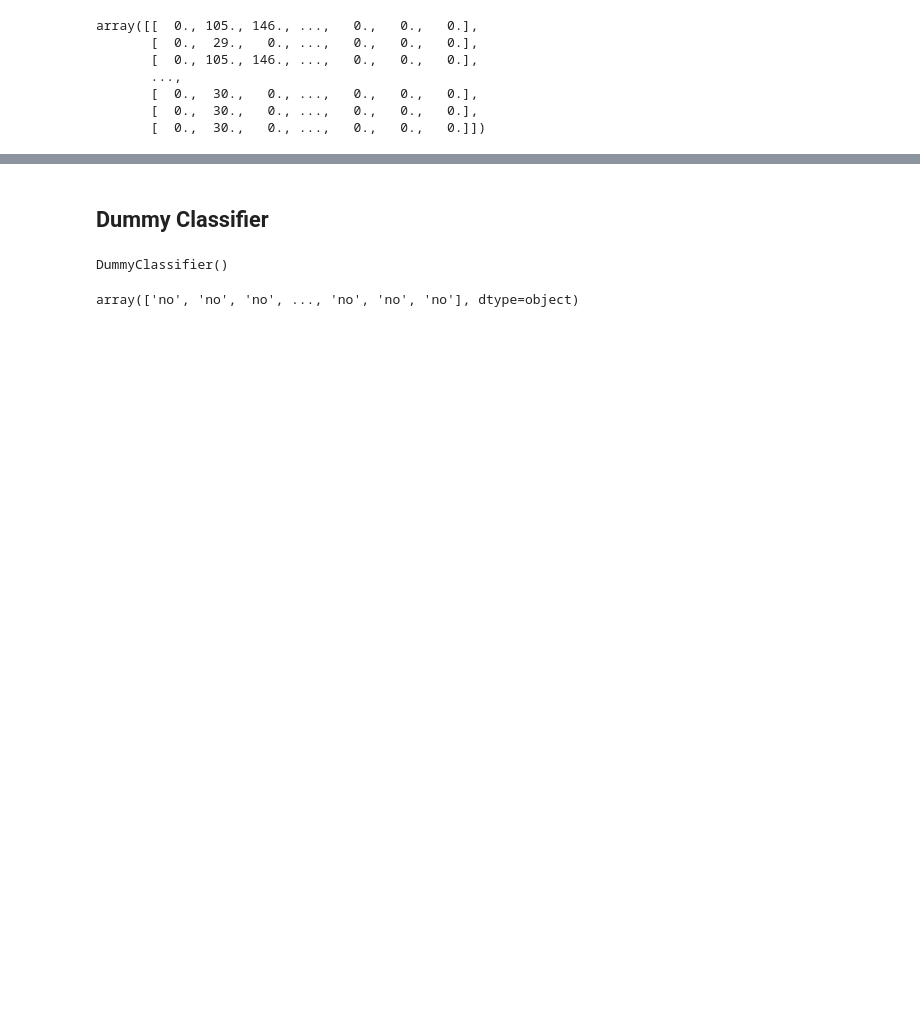
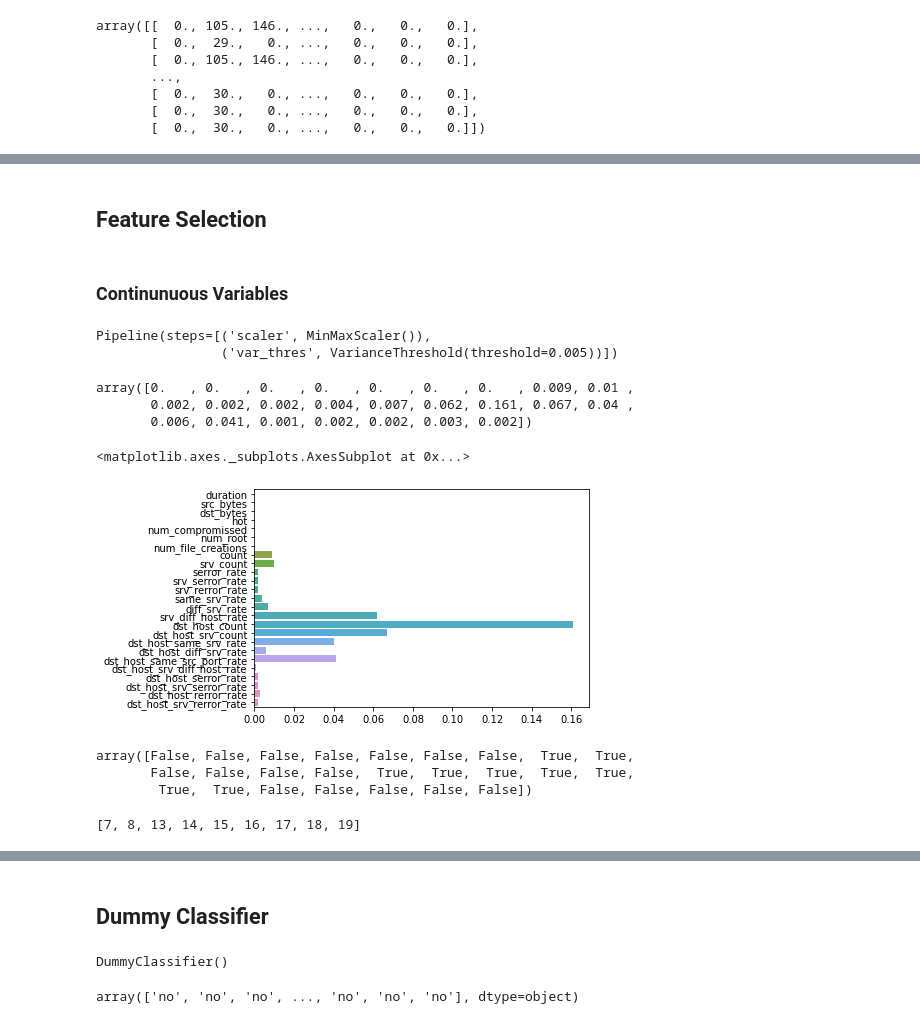
Before and after one commit to alvin20142/Intrusion_Detection, a Jupyter notebook: Project 4.ipynb, the cells around one changed output, grey strips where cells are left out. Drawn from its saved outputs; the diff is of its cells as text; code cells hidden in the pictures; blank space fills up the shorter version.

Commit message:
Add files via upload
finished modeling, gridsearch as well and feature selection

```diff
--- a/Project 4.ipynb
+++ b/Project 4.ipynb
@@ -256,7 +248,7 @@ data_transformer=ColumnTransformer(
     transformers=[
         ('continuous','passthrough', continuous_variables),
         ('binary_cat','passthrough', binary_numeric_variables),
-        ('categorical',OneHotEncoder(sparse=False),categorical_variables)])
+        ('categorical',OrdinalEncoder(),categorical_variables)])
 # %%
 transformed=data_transformer.fit_transform(df)
 data_transformer.fit_transform(df)
@@ -287,2 +283,4 @@ array(['x0_icmp', 'x0_tcp', 'x0_udp', 'x1_IRC', 'x1_X11', 'x1_auth',
 # %%
 df2=pd.DataFrame(transformed)
+# %%
+df2.columns=[continuous_variables+binary_numeric_variables+categorical_variables]
@@ -292,3 +306,5 @@ y=df[target_variable]
 # %%
 #train test split ddata
 X_train, X_test, y_train, y_test=train_test_split(X,y, test_size=0.2,random_state=72)
+# %% [markdown]
+## Feature Selection
@@ -294,0 +315,31 @@ X_train, X_test, y_train, y_test=train_test_split(X,y, test_size=0.2,random_stat
+# %% [markdown]
+### Continunuous Variables
+# %%
+variance_picking =Pipeline([('scaler',MinMaxScaler()),
+                           ('var_thres',VarianceThreshold(threshold=0.005))])
+# %%
+variance_picking.fit(X_train[continuous_variables])
+# %% [output]
+Pipeline(steps=[('scaler', MinMaxScaler()),
+                ('var_thres', VarianceThreshold(threshold=0.005))])
+# %%
+variance_picking.named_steps['var_thres'].variances_.round(3)
+# %% [output]
+array([0.   , 0.   , 0.   , 0.   , 0.   , 0.   , 0.   , 0.009, 0.01 ,
+       0.002, 0.002, 0.002, 0.004, 0.007, 0.062, 0.161, 0.067, 0.04 ,
+       0.006, 0.041, 0.001, 0.002, 0.002, 0.003, 0.002])
+# %%
+sns.barplot(variance_picking.named_steps['var_thres'].variances_.round(3), continuous_variables)
+# %% [output]
+<matplotlib.axes._subplots.AxesSubplot at 0x...>
+[figure, added]
+# %%
+variance_picking.named_steps['var_thres'].get_support()
+# %% [output]
+array([False, False, False, False, False, False, False,  True,  True,
+       False, False, False, False,  True,  True,  True,  True,  True,
+        True,  True, False, False, False, False, False])
+# %%
+list(variance_picking.named_steps['var_thres'].get_support(indices=True))
+# %% [output]
+[7, 8, 13, 14, 15, 16, 17, 18, 19]
```
Also changed, not shown: parts of 51 cells of this notebook.
